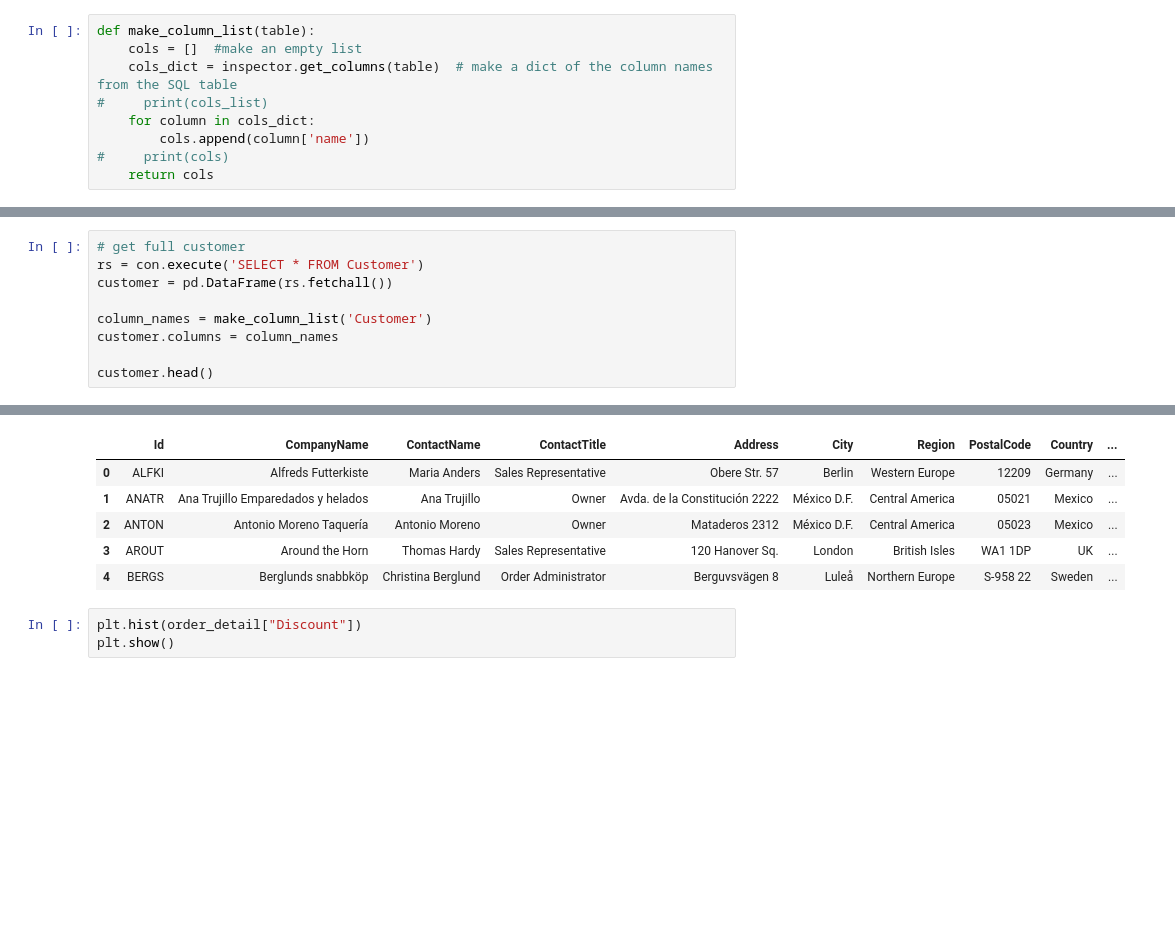
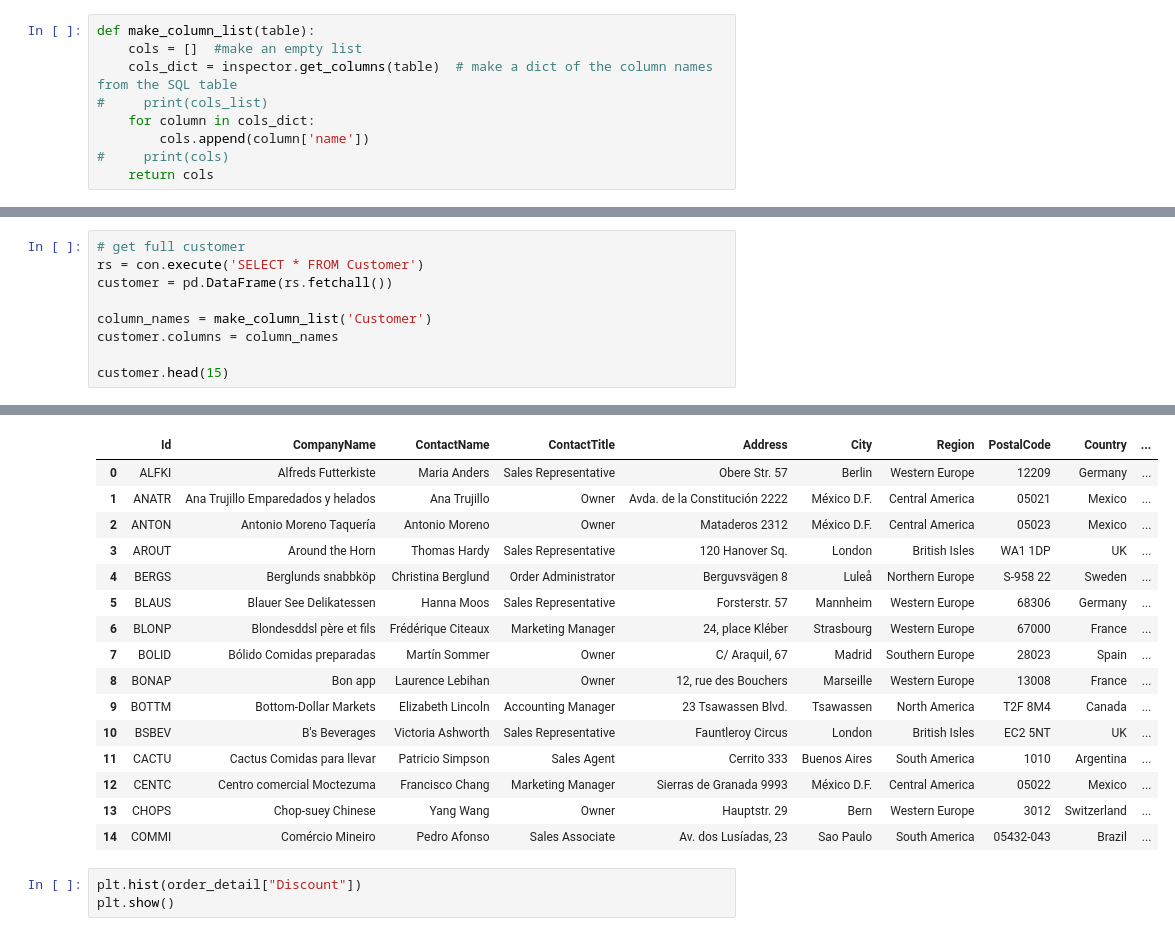
Before and after one commit to giorosati/dsc-2-final-project-online-ds-pt-100118, a Jupyter notebook: module2project.ipynb, the cells around one changed output, grey strips where cells are left out. Saved outputs shown, nothing was run; the diff lists cells and outputs as text; blank space fills up the shorter version.

Commit message:
issue with mismatched Id in Order and Customer tables

```diff
--- a/module2project.ipynb
+++ b/module2project.ipynb
@@ -182,5 +166,5 @@ customer = pd.DataFrame(rs.fetchall())
 column_names = make_column_list('Customer')
 customer.columns = column_names
 
-customer.head()
+customer.head(15)
 # %% [output]
@@ -189,9 +173,19 @@ customer.head()
 |  | Id | CompanyName | ContactName | ContactTitle | Address | City | Region | PostalCode | Country | ... |
 | 0 | ALFKI | Alfreds Futterkiste | Maria Anders | Sales Representative | Obere Str. 57 | Berlin | Western Europe | 12209 | Germany | ... |
 | 1 | ANATR | Ana Trujillo Emparedados y helados | Ana Trujillo | Owner | Avda. de la Constitución 2222 | México D.F. | Central America | 05021 | Mexico | ... |
 | 2 | ANTON | Antonio Moreno Taquería | Antonio Moreno | Owner | Mataderos 2312 | México D.F. | Central America | 05023 | Mexico | ... |
 | 3 | AROUT | Around the Horn | Thomas Hardy | Sales Representative | 120 Hanover Sq. | London | British Isles | WA1 1DP | UK | ... |
 | 4 | BERGS | Berglunds snabbköp | Christina Berglund | Order Administrator | Berguvsvägen 8 | Luleå | Northern Europe | S-958 22 | Sweden | ... |
+| 5 | BLAUS | Blauer See Delikatessen | Hanna Moos | Sales Representative | Forsterstr. 57 | Mannheim | Western Europe | 68306 | Germany | ... |
+| 6 | BLONP | Blondesddsl père et fils | Frédérique Citeaux | Marketing Manager | 24, place Kléber | Strasbourg | Western Europe | 67000 | France | ... |
+| 7 | BOLID | Bólido Comidas preparadas | Martín Sommer | Owner | C/ Araquil, 67 | Madrid | Southern Europe | 28023 | Spain | ... |
+| 8 | BONAP | Bon app | Laurence Lebihan | Owner | 12, rue des Bouchers | Marseille | Western Europe | 13008 | France | ... |
+| 9 | BOTTM | Bottom-Dollar Markets | Elizabeth Lincoln | Accounting Manager | 23 Tsawassen Blvd. | Tsawassen | North America | T2F 8M4 | Canada | ... |
+| 10 | BSBEV | B's Beverages | Victoria Ashworth | Sales Representative | Fauntleroy Circus | London | British Isles | EC2 5NT | UK | ... |
+| 11 | CACTU | Cactus Comidas para llevar | Patricio Simpson | Sales Agent | Cerrito 333 | Buenos Aires | South America | 1010 | Argentina | ... |
+| 12 | CENTC | Centro comercial Moctezuma | Francisco Chang | Marketing Manager | Sierras de Granada 9993 | México D.F. | Central America | 05022 | Mexico | ... |
+| 13 | CHOPS | Chop-suey Chinese | Yang Wang | Owner | Hauptstr. 29 | Bern | Western Europe | 3012 | Switzerland | ... |
+| 14 | COMMI | Comércio Mineiro | Pedro Afonso | Sales Associate | Av. dos Lusíadas, 23 | Sao Paulo | South America | 05432-043 | Brazil | ... |
 # %%
 plt.hist(order_detail["Discount"])
 plt.show()
```
Also changed, not shown: parts of 27 cells of this notebook.
